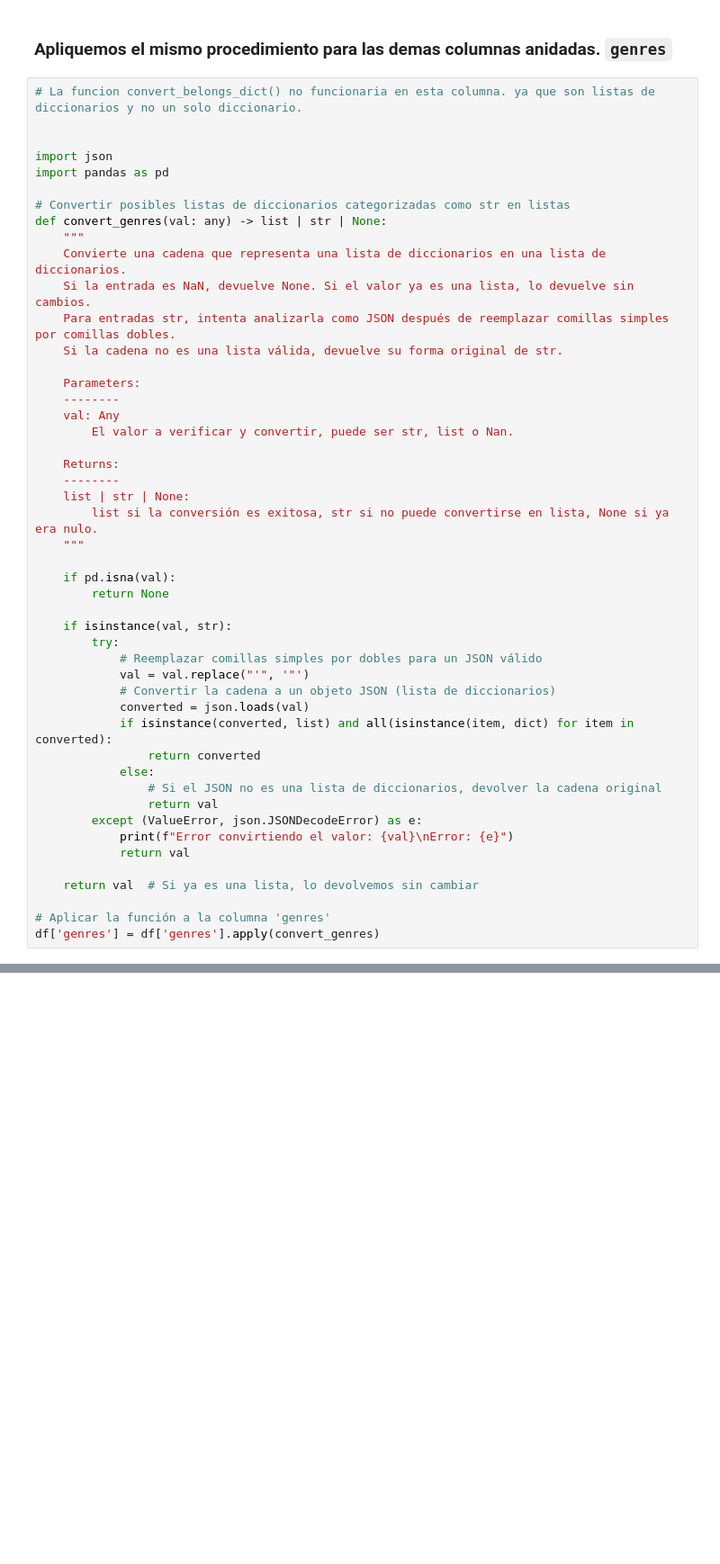
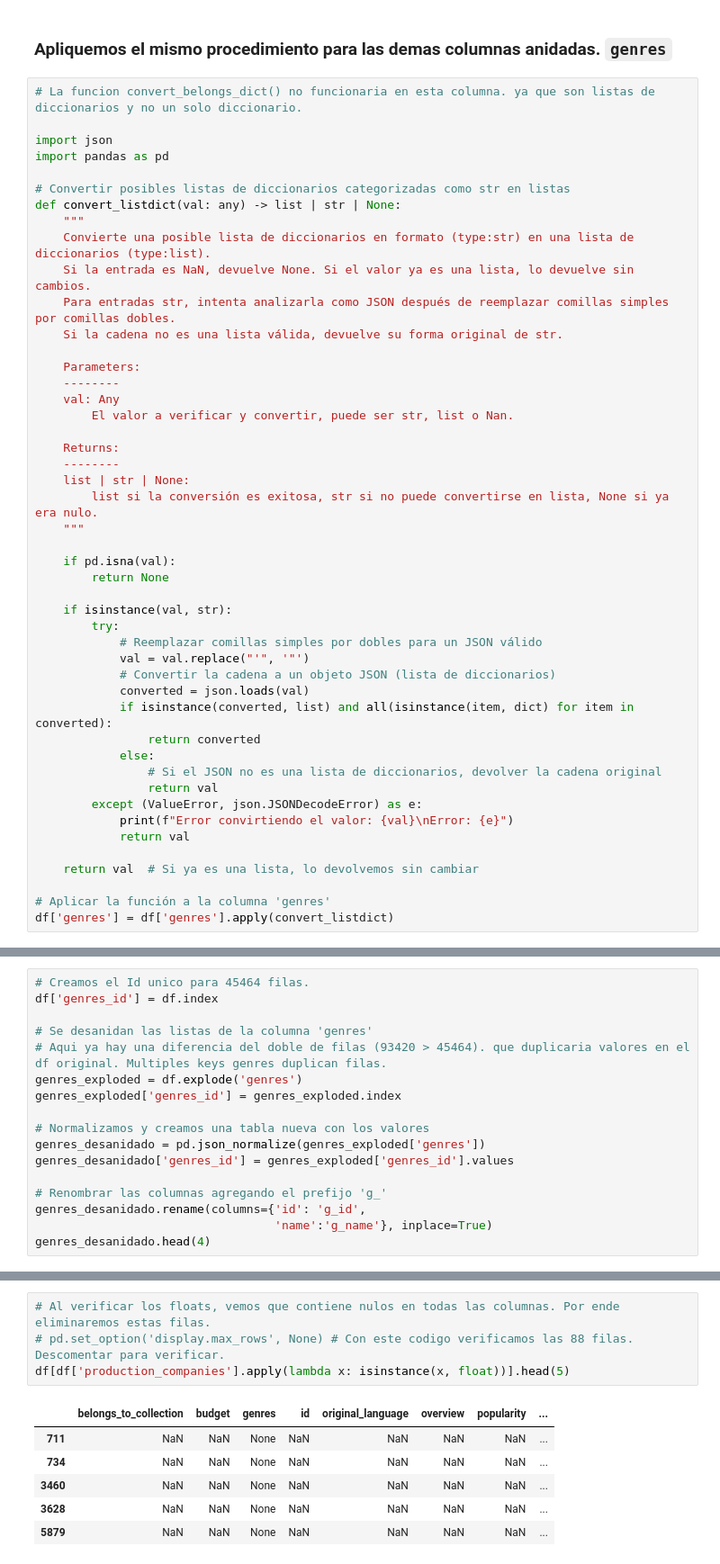
Before and after one commit to mauricioarcez/MLops, a Jupyter notebook: notebooks/etl.ipynb, the cells around one changed output, grey strips where cells are left out. Shown: that part at 90% size. Cells and saved outputs as stored; diff of their text form; blank space fills up the shorter version.

```diff
--- a/notebooks/etl.ipynb
+++ b/notebooks/etl.ipynb
@@ -175,15 +175,14 @@ df = df.drop(columns=['belongs_to_collection_type'])
 ### Apliquemos el mismo procedimiento para las demas columnas anidadas. `genres`
 # %%
 # La funcion convert_belongs_dict() no funcionaria en esta columna. ya que son listas de diccionarios y no un solo diccionario.
-
 
 import json
 import pandas as pd
 
 # Convertir posibles listas de diccionarios categorizadas como str en listas
-def convert_genres(val: any) -> list | str | None:
+def convert_listdict(val: any) -> list | str | None:
     """
-    Convierte una cadena que representa una lista de diccionarios en una lista de diccionarios.
+    Convierte una posible lista de diccionarios en formato (type:str) en una lista de diccionarios (type:list).
     Si la entrada es NaN, devuelve None. Si el valor ya es una lista, lo devuelve sin cambios.
     Para entradas str, intenta analizarla como JSON después de reemplazar comillas simples por comillas dobles.
     Si la cadena no es una lista válida, devuelve su forma original de str.
@@ -220,4 +219,4 @@ def convert_genres(val: any) -> list | str | None:
     return val  # Si ya es una lista, lo devolvemos sin cambiar
 
 # Aplicar la función a la columna 'genres'
-df['genres'] = df['genres'].apply(convert_genres)
+df['genres'] = df['genres'].apply(convert_listdict)
@@ -230,0 +234,17 @@ Name: count, dtype: int64
+# %%
+# Creamos el Id unico para 45464 filas.
+df['genres_id'] = df.index
+
+# Se desanidan las listas de la columna 'genres'
+# Aqui ya hay una diferencia del doble de filas (93420 > 45464). que duplicaria valores en el df original. Multiples keys genres duplican filas.
+genres_exploded = df.explode('genres')
+genres_exploded['genres_id'] = genres_exploded.index
+
+# Normalizamos y creamos una tabla nueva con los valores
+genres_desanidado = pd.json_normalize(genres_exploded['genres'])
+genres_desanidado['genres_id'] = genres_exploded['genres_id'].values
+
+# Renombrar las columnas agregando el prefijo 'g_'
+genres_desanidado.rename(columns={'id': 'g_id',
+                                  'name':'g_name'}, inplace=True)
+genres_desanidado.head(4)
@@ -230,0 +269,11 @@ Name: count, dtype: int64
+# %%
+# Al verificar los floats, vemos que contiene nulos en todas las columnas. Por ende eliminaremos estas filas.
+# pd.set_option('display.max_rows', None) # Con este codigo verificamos las 88 filas. Descomentar para verificar.
+df[df['production_companies'].apply(lambda x: isinstance(x, float))].head(5)
+# %% [output]
+|  | belongs_to_collection | budget | genres | id | original_language | overview | popularity | ... |
+| 711 | NaN | NaN | None | NaN | NaN | NaN | NaN | ... |
+| 734 | NaN | NaN | None | NaN | NaN | NaN | NaN | ... |
+| 3460 | NaN | NaN | None | NaN | NaN | NaN | NaN | ... |
+| 3628 | NaN | NaN | None | NaN | NaN | NaN | NaN | ... |
+| 5879 | NaN | NaN | None | NaN | NaN | NaN | NaN | ... |
```
Also changed, not shown: parts of 13 cells of this notebook.
